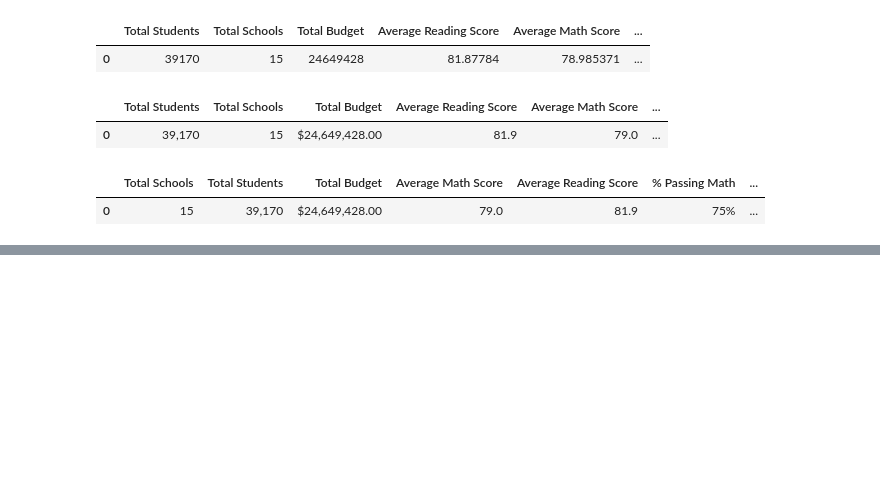
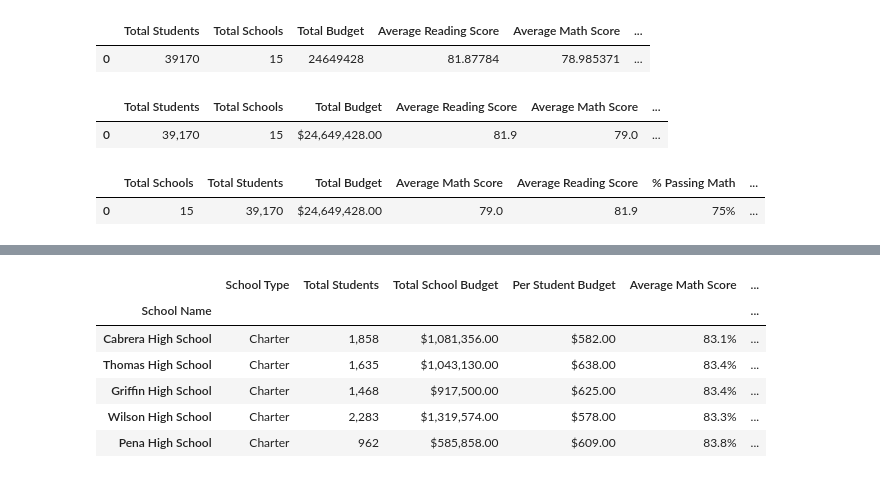
Before and after one commit to Ry-Avery/School_District_Analysis, a Jupyter notebook: PyCitySchools.ipynb, the cells around one changed output, grey strips where cells are left out. Drawn from its saved outputs; the diff is of its cells as text; code cells hidden in the pictures; blank space fills up the shorter version.

```diff
--- a/PyCitySchools.ipynb
+++ b/PyCitySchools.ipynb
@@ -344,0 +347,12 @@ school_summary_df
+# %%
+# Creating new DataFrame that sorts '% Overall Passing' column in school_summary_df from decending
+top_schools_df=school_summary_df.sort_values(['% Overall Passing'],ascending=False)
+top_schools_df.head()
+# %% [output]
+|  | School Type | Total Students | Total School Budget | Per Student Budget | Average Math Score | ... |
+| School Name |  |  |  |  |  | ... |
+| Cabrera High School | Charter | 1,858 | $1,081,356.00 | $582.00 | 83.1% | ... |
+| Thomas High School | Charter | 1,635 | $1,043,130.00 | $638.00 | 83.4% | ... |
+| Griffin High School | Charter | 1,468 | $917,500.00 | $625.00 | 83.4% | ... |
+| Wilson High School | Charter | 2,283 | $1,319,574.00 | $578.00 | 83.3% | ... |
+| Pena High School | Charter | 962 | $585,858.00 | $609.00 | 83.8% | ... |
```
Also changed, not shown: parts of 29 cells of this notebook.
